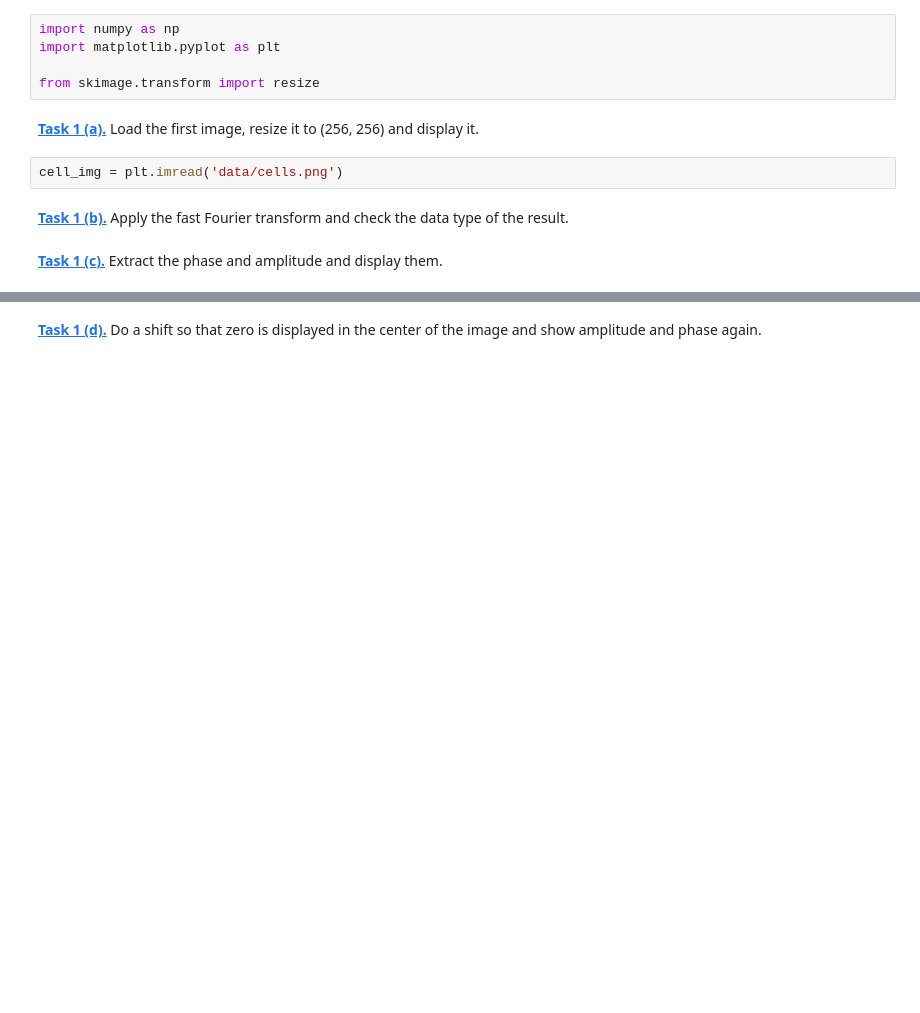
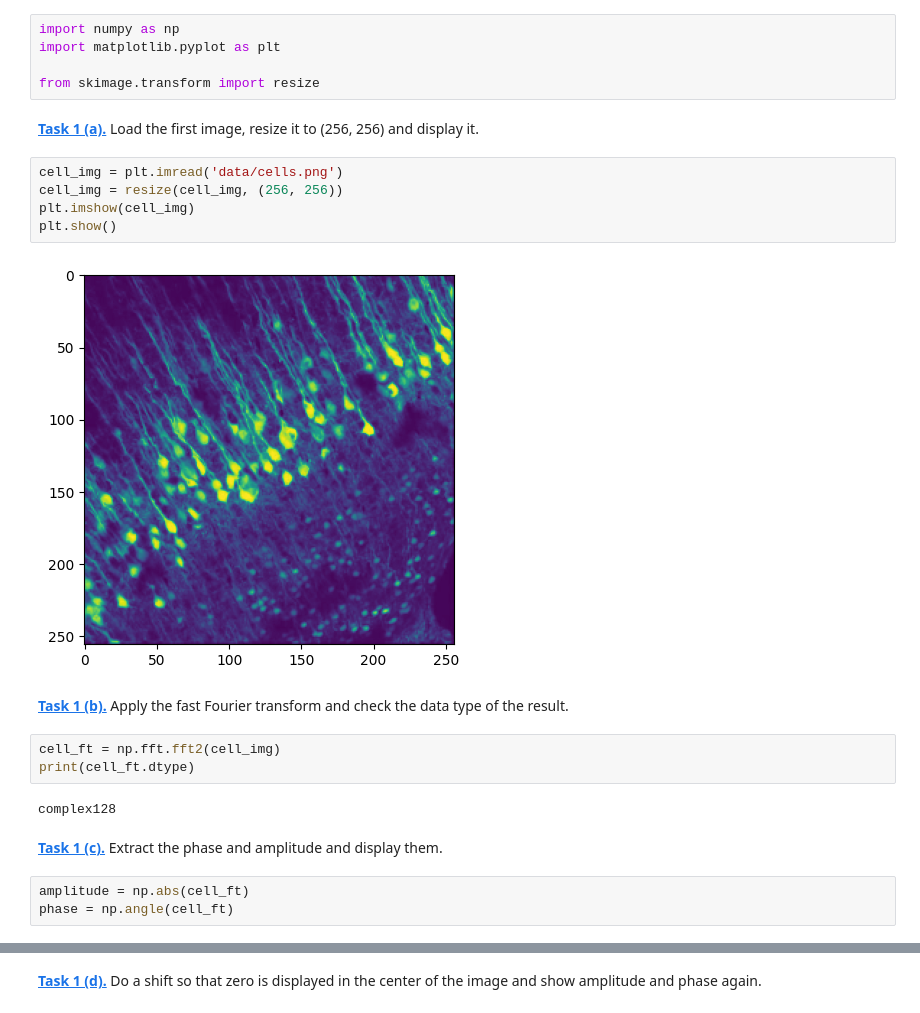
Before and after one commit to AB22-too/mobi-fs5-python, a Jupyter notebook: fourier.ipynb, the cells around one changed output, grey strips where cells are left out. Drawn from its saved outputs; the diff is of its cells as text; blank space fills up the shorter version.

```diff
--- a/fourier.ipynb
+++ b/fourier.ipynb
@@ -9,10 +9,23 @@ from skimage.transform import resize
 **[Task 1 (a).]()** Load the first image, resize it to (256, 256) and display it.
 # %%
 cell_img = plt.imread('data/cells.png')
+cell_img = resize(cell_img, (256, 256))
+plt.imshow(cell_img)
+plt.show()
+# %% [output]
+[figure, added]
 # %% [markdown]
 **[Task 1 (b).]()** Apply the fast Fourier transform and check the data type of the result.
+# %%
+cell_ft = np.fft.fft2(cell_img)
+print(cell_ft.dtype)
+# %% [output]
+complex128
 # %% [markdown]
 **[Task 1 (c).]()** Extract the phase and amplitude and display them.
+# %%
+amplitude = np.abs(cell_ft)
+phase = np.angle(cell_ft)
 # %%
 plt.figure()
 plt.subplot(1, 2, 1)
```
Also changed, not shown: parts of 7 cells of this notebook, 1 other file.
